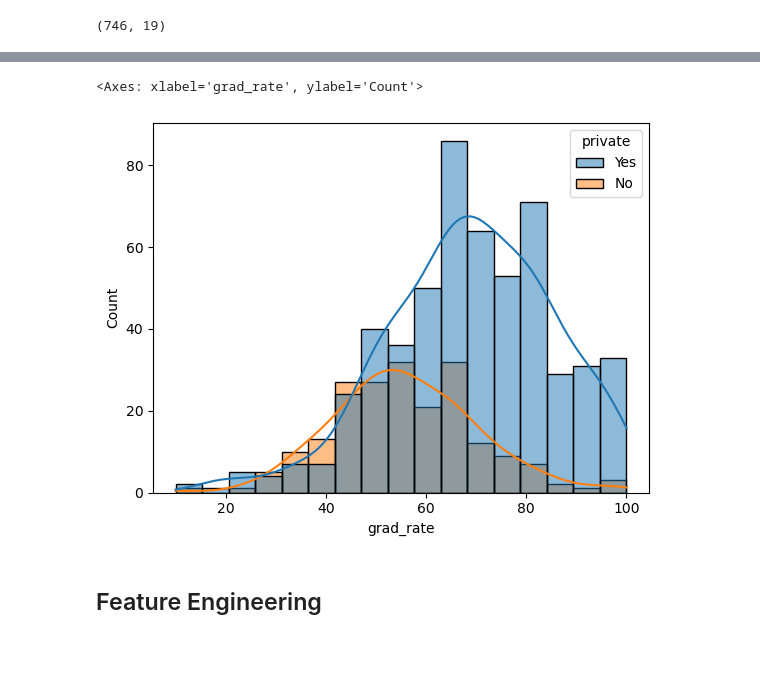
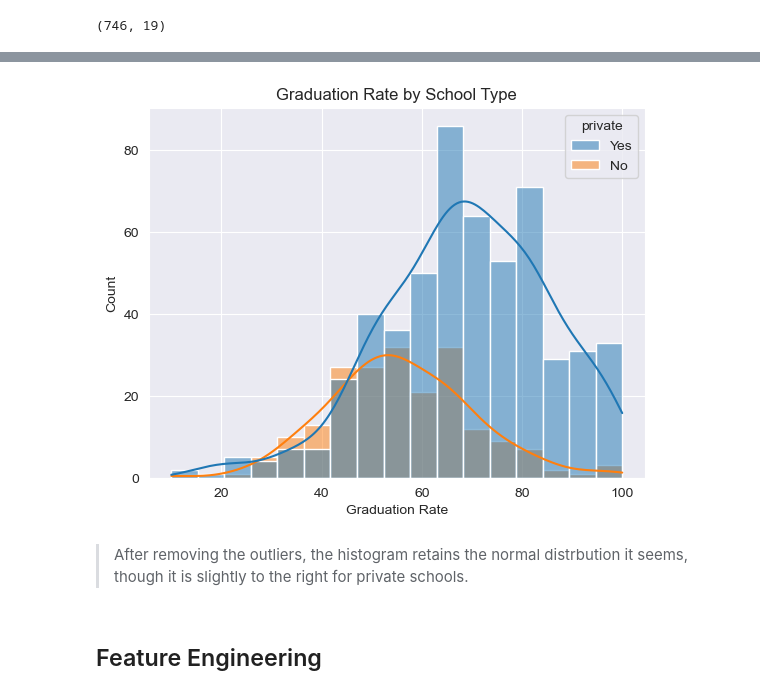
Before and after one commit to danielphilip12/College-Admissions, a Jupyter notebook: EDA.ipynb, the cells around one changed output, grey strips where cells are left out. Saved outputs shown, nothing was run; the diff lists cells and outputs as text; code cells hidden in the pictures; blank space fills up the shorter version.

```diff
--- a/EDA.ipynb
+++ b/EDA.ipynb
@@ -7,6 +7,8 @@ import numpy as np
 import pandas as pd
 import matplotlib.pyplot as plt
 import seaborn as sns
+# %%
+sns.set_style('darkgrid')
 # %% [markdown]
 ## Data Import and Overview
 # %%
@@ -222,8 +240,12 @@ sns.histplot(data=df, x='phd', hue='private', kde=True)
 # %%
 sns.histplot(data=df, x='grad_rate', hue='private', kde=True)
+plt.title("Graduation Rate by School Type")
+plt.xlabel("Graduation Rate")
+plt.savefig('./images/grad_rate_after.png')
 # %% [output]
-<Axes: xlabel='grad_rate', ylabel='Count'>
-[figure, old version]
+[figure, new version]
+# %% [markdown]
+> After removing the outliers, the histogram retains the normal distrbution it seems, though it is slightly to the right for private schools.
 # %% [markdown]
 ## Feature Engineering
 # %% [markdown]
```
Also changed, not shown: parts of 19 cells of this notebook, 11 other files.
